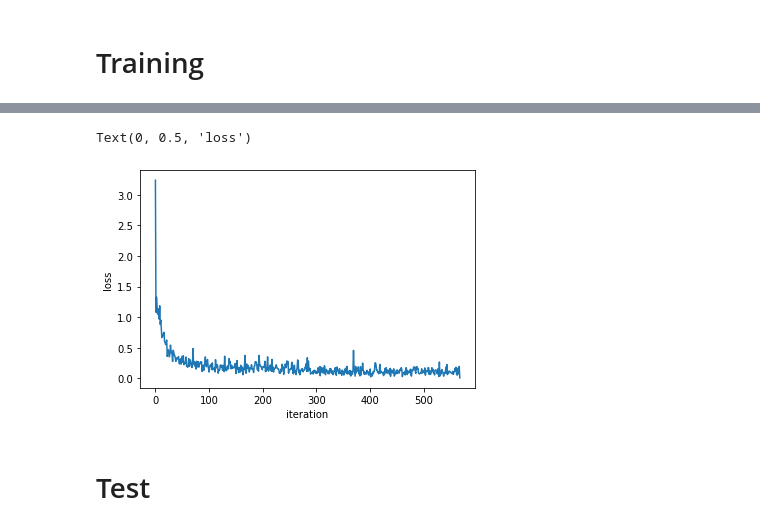
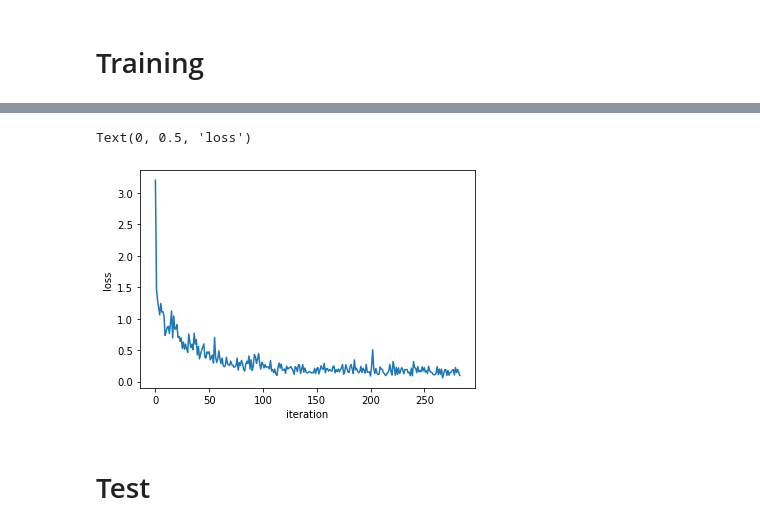
Before and after one commit to YHWOO13/JBNU-2022-SPRING, a Jupyter notebook: English world class tagging & Korean_Named Entity Recognition/Korean_Named Entity Recognition/korean_NER.ipynb, the cells around one changed output, grey strips where cells are left out. Drawn from its saved outputs; the diff is of its cells as text; code cells hidden in the pictures.

```diff
--- a/English world class tagging & Korean_Named Entity Recognition/Korean_Named Entity Recognition/korean_NER.ipynb
+++ b/English world class tagging & Korean_Named Entity Recognition/Korean_Named Entity Recognition/korean_NER.ipynb
@@ -274,7 +274,7 @@ draw = []
 # %% [markdown]
 # Training
 # %%
-for epoch in range(2):
+for epoch in range(1):
   model.train() # switching to training mode
   for iteration, batch in enumerate(dataloader_train):
       batch_inputs = {k: v.cuda(device) for k, v in list(batch[0].items())}
@@ -316,5 +309,5 @@ epoch2: 완료
 Text(0, 0.5, 'loss')
-[figure, old version]
+[figure, new version]
 # %% [markdown]
 # Test
 # %%
```
Also changed, not shown: parts of 7 cells of this notebook.
